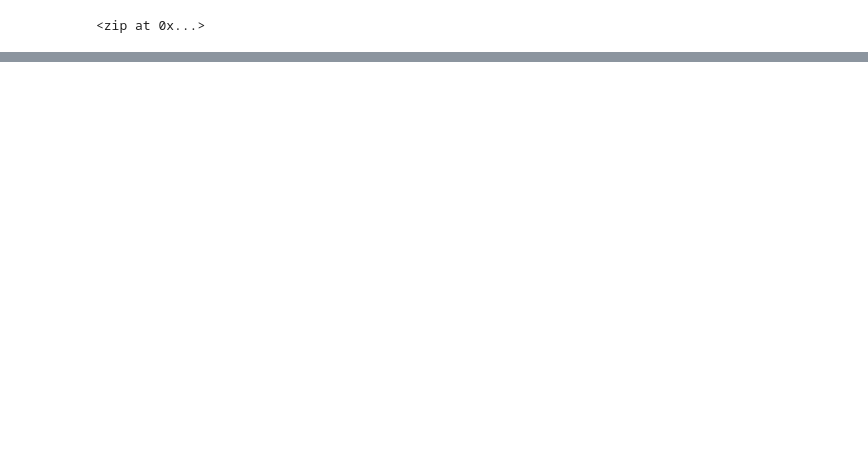
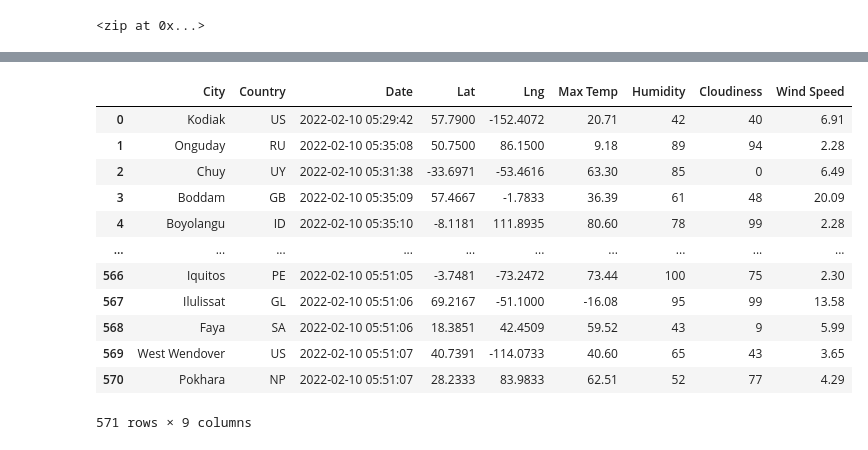
Before and after one commit to dharlerjr/World_Weather_Analysis, a Jupyter notebook: WeatherPy.ipynb, the cells around one changed output, grey strips where cells are left out. Cells and saved outputs as stored; diff of their text form; code cells hidden in the pictures; blank space fills up the shorter version.

Commit message:
Modifying .gitignore and adding WeatherPy file

```diff
--- a/WeatherPy.ipynb
+++ b/WeatherPy.ipynb
@@ -35,0 +42,4 @@ len(cities)
+# %%
+# Starting URL for Weather Map API Call.
+url = "http://api.openweathermap.org/data/2.5/weather?units=Imperial&APPID=" + weather_api_key
+print(url)
@@ -35,0 +136,4 @@ len(cities)
+# %%
+# Convert the array of dictionaries to a Pandas DataFrame.
+city_data_df = pd.DataFrame(city_data)
+city_data_df.head(10)
@@ -35,0 +152,18 @@ len(cities)
+# %%
+new_column_order = ["City", "Country", "Date", "Lat", "Lng", "Max Temp", "Humidity", "Cloudiness", "Wind Speed"]
+city_data_df = city_data_df[new_column_order]
+city_data_df
+# %% [output]
+|  | City | Country | Date | Lat | Lng | Max Temp | Humidity | Cloudiness | Wind Speed |
+| 0 | Kodiak | US | 2022-02-10 05:29:42 | 57.7900 | -152.4072 | 20.71 | 42 | 40 | 6.91 |
+| 1 | Onguday | RU | 2022-02-10 05:35:08 | 50.7500 | 86.1500 | 9.18 | 89 | 94 | 2.28 |
+| 2 | Chuy | UY | 2022-02-10 05:31:38 | -33.6971 | -53.4616 | 63.30 | 85 | 0 | 6.49 |
+| 3 | Boddam | GB | 2022-02-10 05:35:09 | 57.4667 | -1.7833 | 36.39 | 61 | 48 | 20.09 |
+| 4 | Boyolangu | ID | 2022-02-10 05:35:10 | -8.1181 | 111.8935 | 80.60 | 78 | 99 | 2.28 |
+| ... | ... | ... | ... | ... | ... | ... | ... | ... | ... |
+| 566 | Iquitos | PE | 2022-02-10 05:51:05 | -3.7481 | -73.2472 | 73.44 | 100 | 75 | 2.30 |
+| 567 | Ilulissat | GL | 2022-02-10 05:51:06 | 69.2167 | -51.1000 | -16.08 | 95 | 99 | 13.58 |
+| 568 | Faya | SA | 2022-02-10 05:51:06 | 18.3851 | 42.4509 | 59.52 | 43 | 9 | 5.99 |
+| 569 | West Wendover | US | 2022-02-10 05:51:07 | 40.7391 | -114.0733 | 40.60 | 65 | 43 | 3.65 |
+| 570 | Pokhara | NP | 2022-02-10 05:51:07 | 28.2333 | 83.9833 | 62.51 | 52 | 77 | 4.29 |
+571 rows × 9 columns
```
Also changed, not shown: parts of 7 cells of this notebook, 3 other files.
